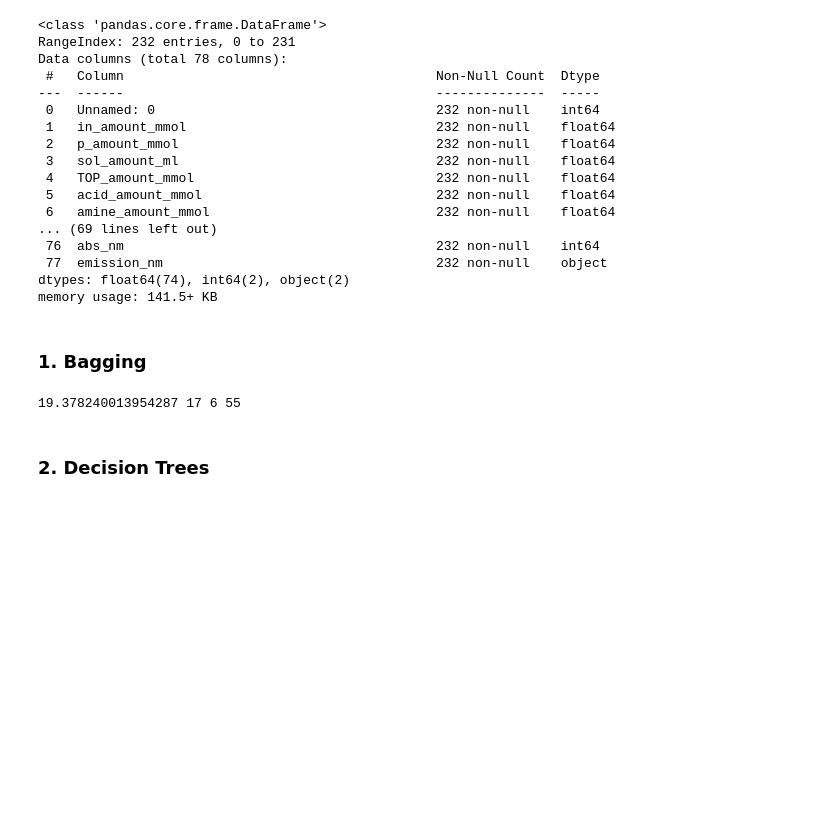
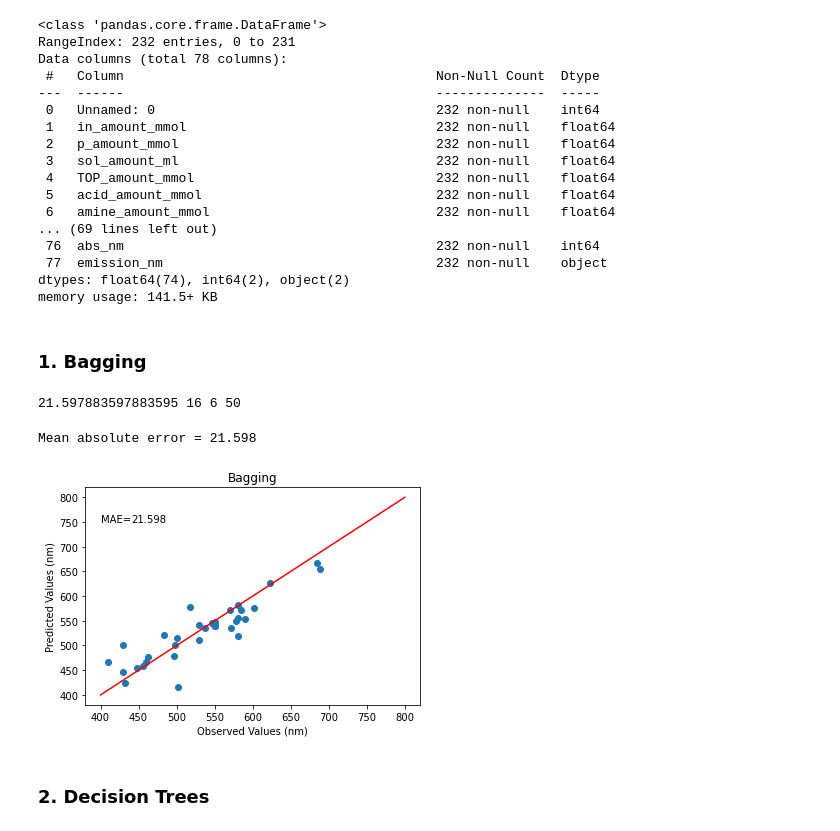
Before and after one commit to Health-Universe/Indium-Phosphide, a Jupyter notebook: notebook/2. model hao abs.ipynb, the cells around one changed output. Cells and saved outputs as stored; diff of their text form; code cells hidden in the pictures; blank space fills up the shorter version.

```diff
--- a/notebook/2. model hao abs.ipynb
+++ b/notebook/2. model hao abs.ipynb
@@ -154,9 +154,9 @@ min_mae = 99999
 
 min_i, min_j, min_k  = 0, 0, 0
 
-for i in tqdm(range(1, 21)):
-    for j in range(1, 21):
-        for k in range(5, 80, 5):
+for i in tqdm(range(1, 20)):
+    for j in range(1, 20):
+        for k in range(5, 70, 5):
 
             B_regr = BaggingRegressor(base_estimator=DecisionTreeRegressor(max_depth=i),
                                       n_estimators=j,
@@ -176,7 +176,30 @@ for i in tqdm(range(1, 21)):
 
 print(min_mae, min_i, min_j, min_k)
 # %% [output]
-19.378240013954287 17 6 55
+21.597883597883595 16 6 50
+# %%
+B_regr = BaggingRegressor(base_estimator=DecisionTreeRegressor(max_depth=16),
+                                      n_estimators=6,
+                                      random_state=50)
+B_regr.fit(X_train, np.ravel(Y_train))
+
+B_Y_pred = B_regr.predict(X_test)
+
+B_mae = mean_absolute_error(Y_test, B_Y_pred)
+print("Mean absolute error =", round(B_mae,3))
+
+plt.figure()
+plt.title("Bagging")
+plt.plot(Y_test, B_Y_pred, 'o')
+plt.xlabel('Observed Values (nm)')
+plt.ylabel('Predicted Values (nm)')
+plt.plot([400,800],[400,800], color = 'r')
+plt.text(400, 750, 'MAE=' , fontdict=None)
+plt.text(440, 750, round(B_mae,3) , fontdict=None)
+plt.show()
+# %% [output]
+Mean absolute error = 21.598
+[figure, added]
 # %% [markdown]
 ### 2. Decision Trees
 # %%
```
Also changed, not shown: parts of 11 cells of this notebook, 19 other files.
